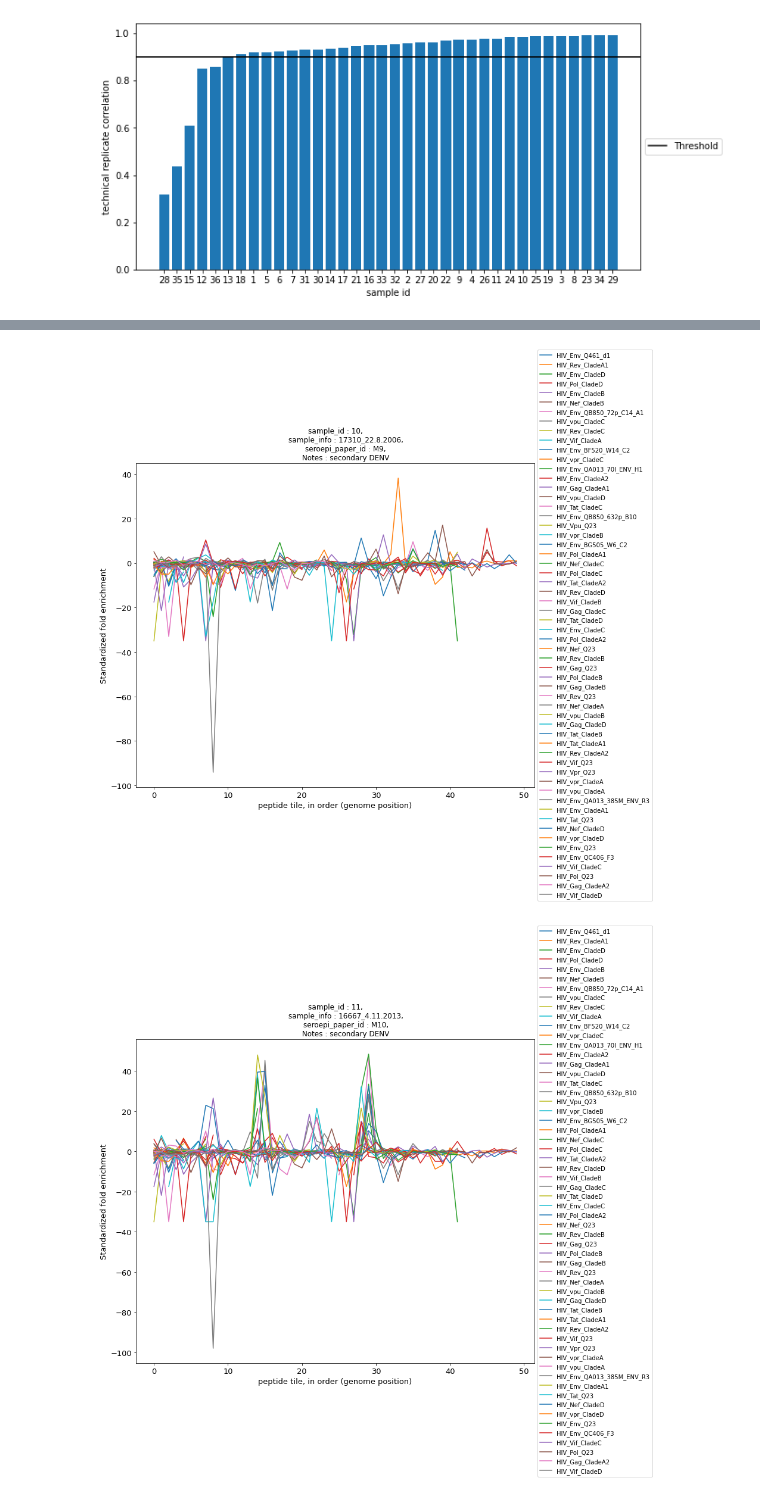
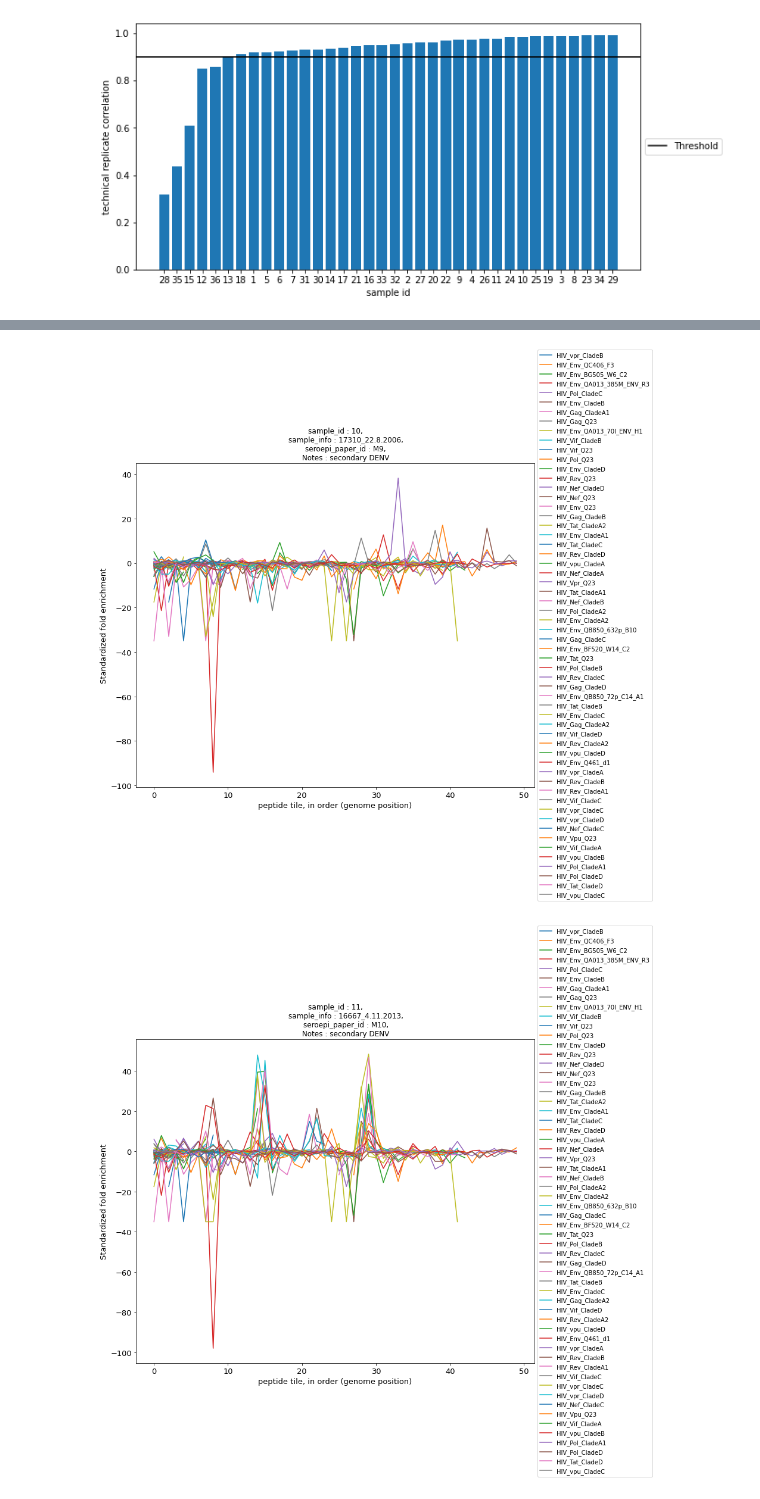
Before and after one commit to matsengrp/phippery, a Jupyter notebook: scrips/phip_analysis_python.ipynb, the cells around one changed output, grey strips where cells are left out. Drawn from its saved outputs; the diff is of its cells as text; code cells hidden in the pictures.

Commit message:
updated plots in nb

```diff
--- a/scrips/phip_analysis_python.ipynb
+++ b/scrips/phip_analysis_python.ipynb
@@ -0,0 +11,18 @@
+# %%
+from phip_data import *
+%matplotlib inline
+
+# Set some constants
+DD = "../empirical_data"
+COUNTS = "sample_peptide_counts.csv"
+PMETA= "peptide_metadata.csv"
+SMETA= "sample_metadata.csv"
+OUTDIR="./fold_analysis_output"
+
+# the following two could (and should) be extracted from sample metadata
+# once we determine a standardized format.
+# Beads only sample is the mock IP
+beads_only_sample = "35"
+# The library_control is the pure abundance of phage in library sample
+library_control_sample = "37.input"
+corr_thresh = 0.9
@@ -54,0 +125,5 @@ plt.show()
+# %%
+# get the standardized enrichment of strains across samples.
+frequencies = pruned_counts.truediv(pruned_counts.sum(axis=0), axis=1)
+enrichment = frequencies.truediv(frequencies[library_control_sample], axis=0)
+standardized_enrichment = enrichment.subtract(enrichment[beads_only_sample], axis=0)
@@ -55,6 +133,4 @@ plt.show()
 # %%
-standardized_enrichment = get_standardized_enrichment(raw_counts)
-
 # choose a pattern for virus to compare.
 # you could also define this manually
 strain_pattern = "HIV.+"
@@ -62,7 +138,7 @@ strain_pattern = "HIV.+"
 #strain_pattern = "ZIKV.+"
 
 # samples to look at, this could also be done
-# by querying the sample metadata
+# by querying the sample metadata or listed manually
 samples = standardized_enrichment.columns[2:4]
 
 all_strains = set(peptide_metadata["Virus_Strain"])
@@ -71,35 +147,35 @@ selected_strains = [re.match(strain_pattern,f"{strain}")[0]
     if re.match(strain_pattern,f"{strain}") != None]
 
 for sample in samples:
-    if sample == library_control: continue
+    if sample == library_control_sample: continue
 
     fig, ax = plt.subplots(figsize=(12, 10))
     for item in ([ax.title, ax.xaxis.label, ax.yaxis.label] +
              ax.get_xticklabels() + ax.get_yticklabels()):
         item.set_fontsize(13)
 
     for strain in selected_strains:
         strain_index = peptide_metadata[peptide_metadata["Virus_Strain"] == strain].index
         ax.plot(list(range(len(strain_index))),
                 standardized_enrichment[sample][strain_index],
                 label = strain)
 
-    # TODO : we should make these string, or the the
+    # TODO : we should make these strings, or the the
     # header for counts data integers ... ?
     sample = int(sample)
 
     sample_info = sample_metadata["sample_info"][sample]
     seroepi_paper_id = sample_metadata["seroepi_paper_id"][sample]
     notes = sample_metadata["Notes"][sample]
     ax.set_title(
         f"sample_id : {sample},\n \
         sample_info : {sample_info},\n \
         seroepi_paper_id : {seroepi_paper_id},\n \
         Notes : {notes}")
     ax.legend(loc='center left', bbox_to_anchor=(1, 0.5))
     ax.set_ylabel(f"Standardized fold enrichment")
     ax.set_xlabel(f"peptide tile, in order (genome position)")
     plt.show()
 # %% [output]
-[figure, old version]
+[figure, new version]
-[figure, old version]
+[figure, new version]
```
Also changed, not shown: parts of 7 cells of this notebook, 1 other file.
